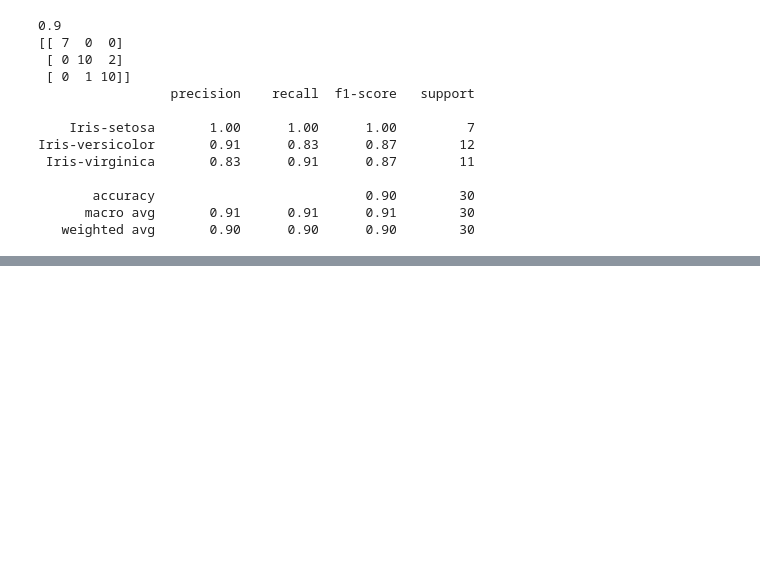
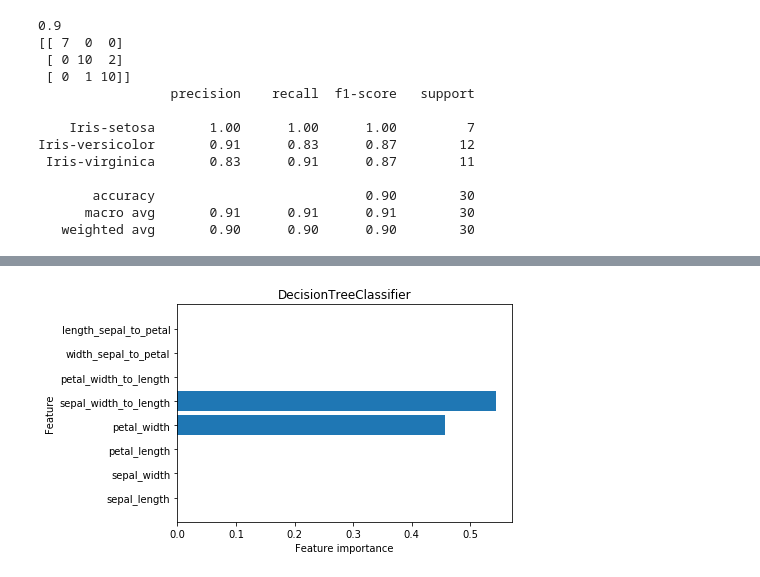
Before and after one commit to Ashur59/DSDJ-Homeworks, a Jupyter notebook: HW2.ipynb, the cells around one changed output, grey strips where cells are left out. Saved outputs shown, nothing was run; the diff lists cells and outputs as text; code cells hidden in the pictures; blank space fills up the shorter version.

```diff
--- a/HW2.ipynb
+++ b/HW2.ipynb
@@ -590,0 +752,5 @@ Best cross-validation score: 0.975
+# %%
+cart = DecisionTreeClassifier(max_depth=2, max_leaf_nodes=3, min_samples_leaf=2)
+plot_feature_importances(cart)
+# %% [output]
+[figure, added]
```
Also changed, not shown: parts of 27 cells of this notebook.
